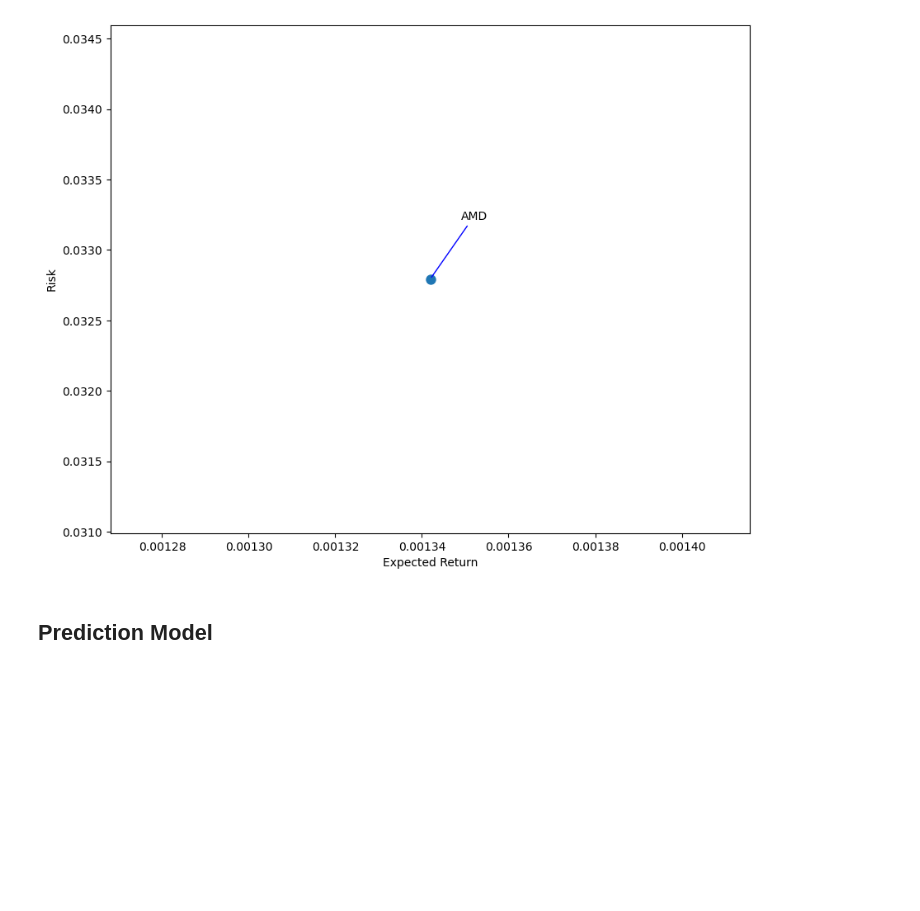
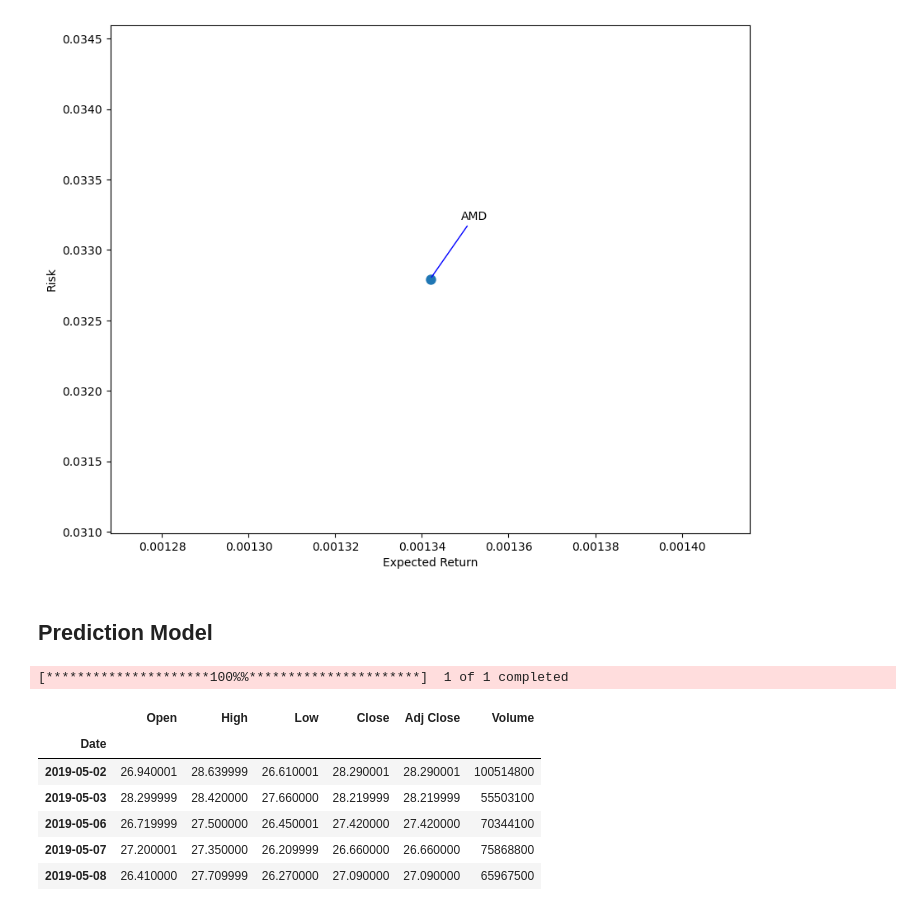
Before and after one commit to Kestrel86/Stock_Analysis, a Jupyter notebook: AMD_analysis.ipynb, the cells around one changed output. Saved outputs shown, nothing was run; the diff lists cells and outputs as text; code cells hidden in the pictures; blank space fills up the shorter version.

```diff
--- a/AMD_analysis.ipynb
+++ b/AMD_analysis.ipynb
@@ -168,3 +166,19 @@ Text(50, 50, 'AMD')
 [figure]
 # %% [markdown]
 ## Prediction Model
+# %%
+start = datetime(end.year - 5, end.month, end.day)
+df_amd = pdr.get_data_yahoo('AMD', start=start, end=end)
+#getting larger dataset for research
+# %% [output]
+[*********************100%%**********************]  1 of 1 completed
+# %%
+df_amd.head()
+# %% [output]
+|  | Open | High | Low | Close | Adj Close | Volume |
+| Date |  |  |  |  |  |  |
+| 2019-05-02 | 26.940001 | 28.639999 | 26.610001 | 28.290001 | 28.290001 | 100514800 |
+| 2019-05-03 | 28.299999 | 28.420000 | 27.660000 | 28.219999 | 28.219999 | 55503100 |
+| 2019-05-06 | 26.719999 | 27.500000 | 26.450001 | 27.420000 | 27.420000 | 70344100 |
+| 2019-05-07 | 27.200001 | 27.350000 | 26.209999 | 26.660000 | 26.660000 | 75868800 |
+| 2019-05-08 | 26.410000 | 27.709999 | 26.270000 | 27.090000 | 27.090000 | 65967500 |
```
Also changed, not shown: parts of 15 cells of this notebook, 1 other file.
